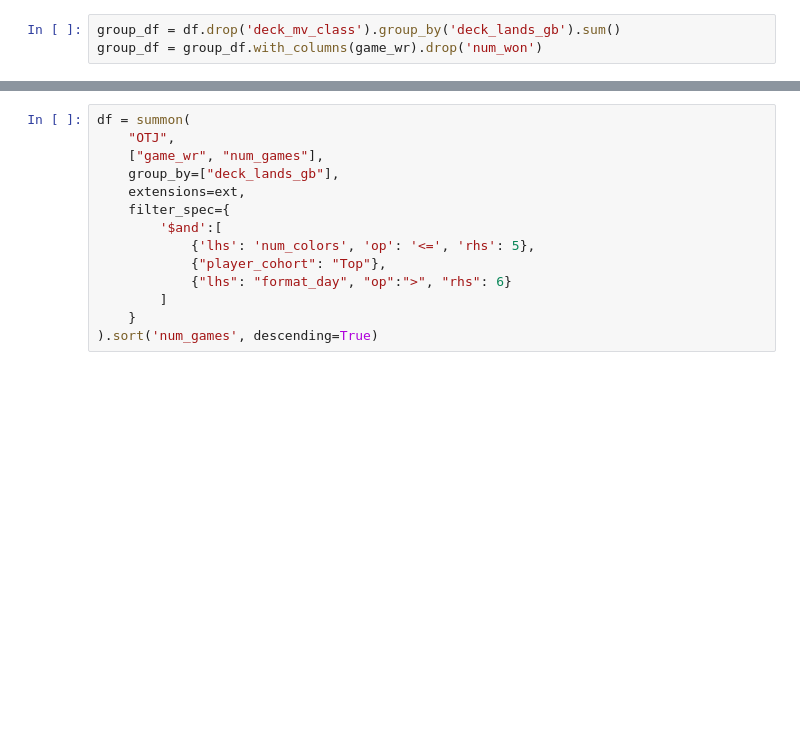
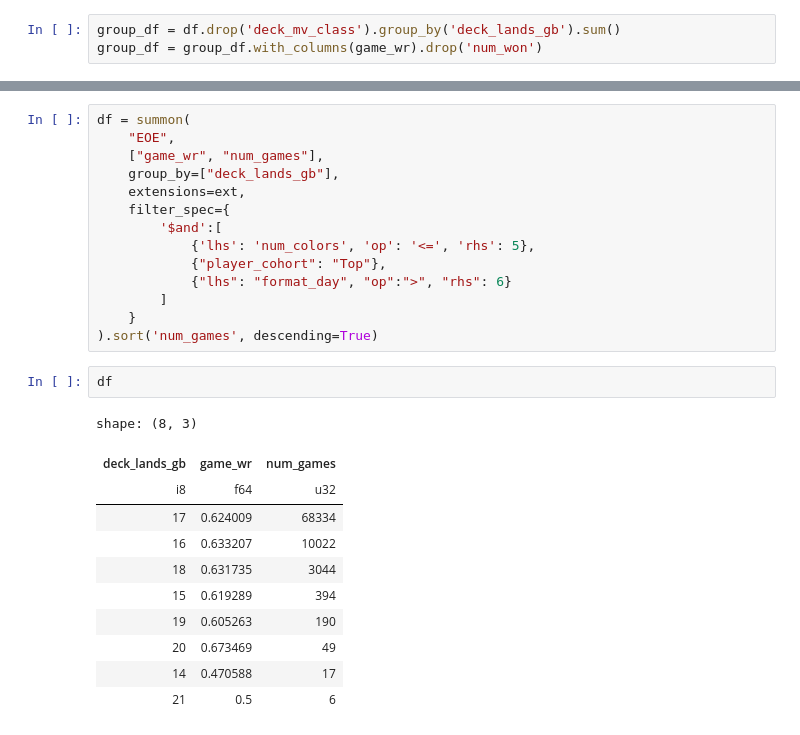
Before and after one commit to oelarnes/deq, a Jupyter notebook: nb/land-counts.ipynb, the cells around one changed output, grey strips where cells are left out. Cells and saved outputs as stored; diff of their text form; blank space fills up the shorter version.

```diff
--- a/nb/land-counts.ipynb
+++ b/nb/land-counts.ipynb
@@ -60,6 +83,6 @@ line_plot(
 # %%
 df = summon(
-    "OTJ",
+    "EOE",
     ["game_wr", "num_games"],
     group_by=["deck_lands_gb"],
     extensions=ext,
@@ -71,6 +94,20 @@ df = summon(
         ]
     }
 ).sort('num_games', descending=True)
+# %%
+df
+# %% [output]
+shape: (8, 3)
+| deck_lands_gb | game_wr | num_games |
+| i8 | f64 | u32 |
+| 17 | 0.624009 | 68334 |
+| 16 | 0.633207 | 10022 |
+| 18 | 0.631735 | 3044 |
+| 15 | 0.619289 | 394 |
+| 19 | 0.605263 | 190 |
+| 20 | 0.673469 | 49 |
+| 14 | 0.470588 | 17 |
+| 21 | 0.5 | 6 |
 # %%
 GT(df.with_columns(game_wr).drop("num_won")
    .sort("deck_lands_gb").filter(pl.col('num_games') > 100).rename(
```
Also changed, not shown: parts of 5 cells of this notebook, 4 other files.
